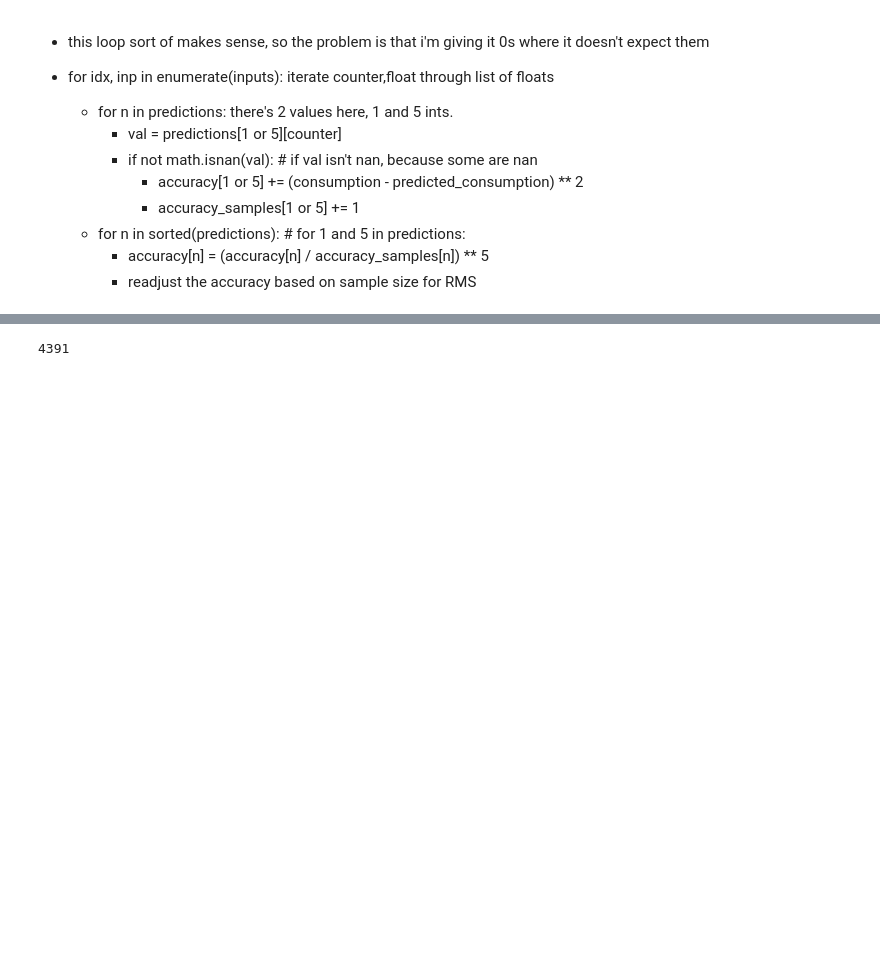
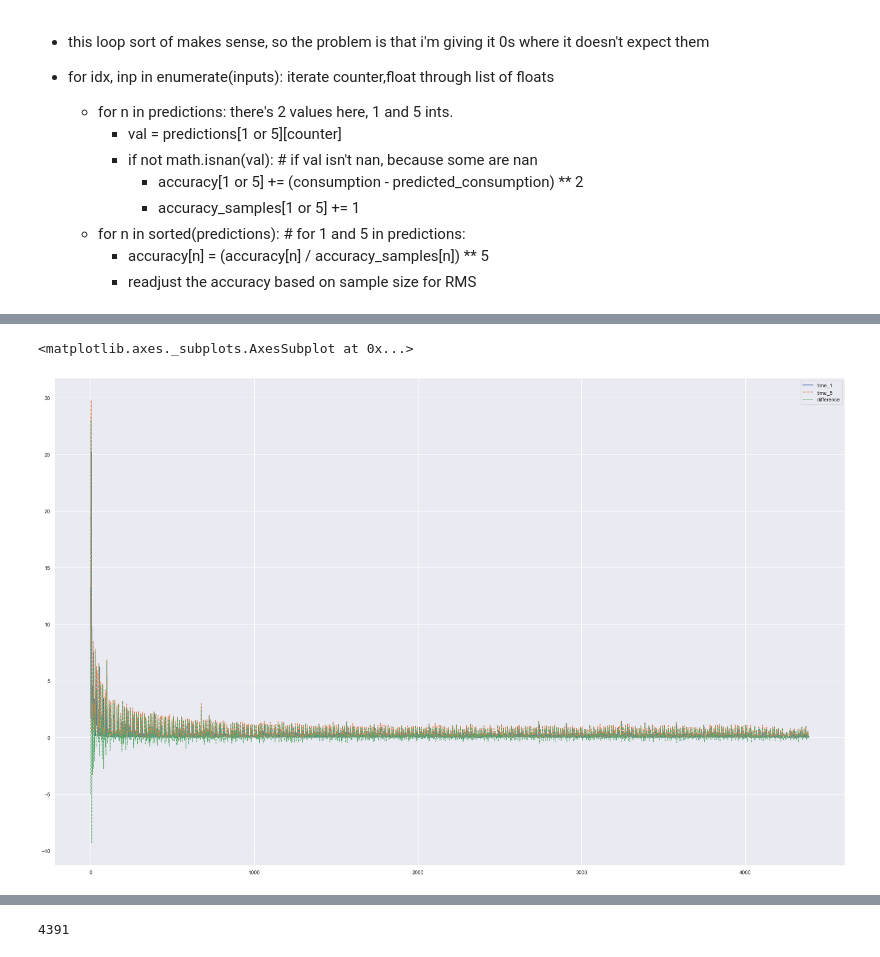
Before and after one commit to mcleverley/htm_workshop, a Jupyter notebook: alternate_hotgym.ipynb, the cells around one changed output, grey strips where cells are left out. Saved outputs shown, nothing was run; the diff lists cells and outputs as text; code cells hidden in the pictures; blank space fills up the shorter version.

```diff
--- a/alternate_hotgym.ipynb
+++ b/alternate_hotgym.ipynb
@@ -469,0 +606,13 @@ plt.show()
+# %%
+import pandas as pd
+import seaborn as sns
+sns.set(rc={'figure.figsize':(30,19)})
+
+df = pd.DataFrame({'time_1': acc_lists[1], 'time_5': acc_lists[5]})
+# %%
+df['difference'] = df['time_5']-df['time_1']
+sns.set(rc={'figure.figsize':(30,19)})
+sns.lineplot(data=df)
+# %% [output]
+<matplotlib.axes._subplots.AxesSubplot at 0x...>
+[figure, added]
```
Also changed, not shown: parts of 41 cells of this notebook, 6 other files.
